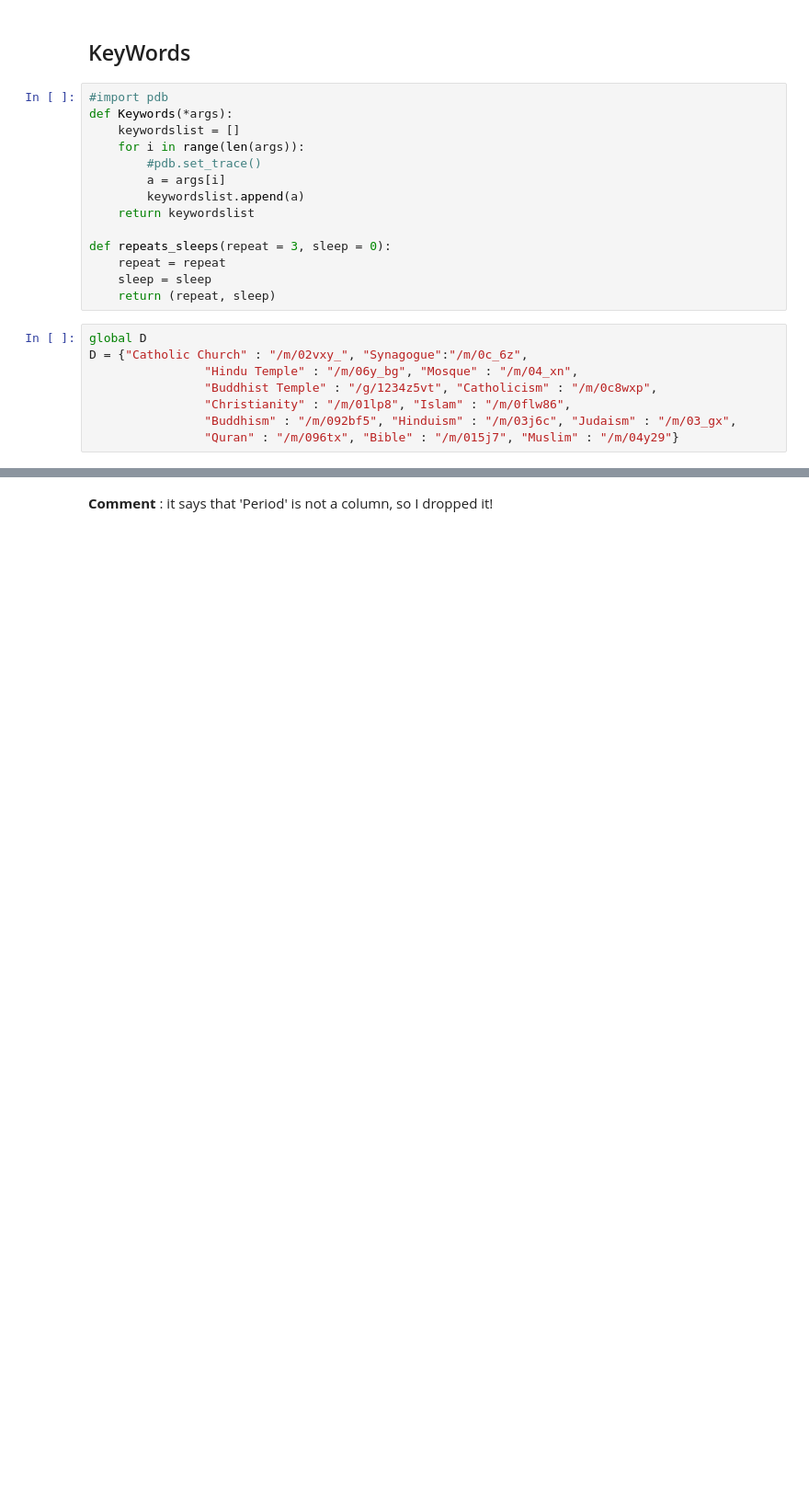
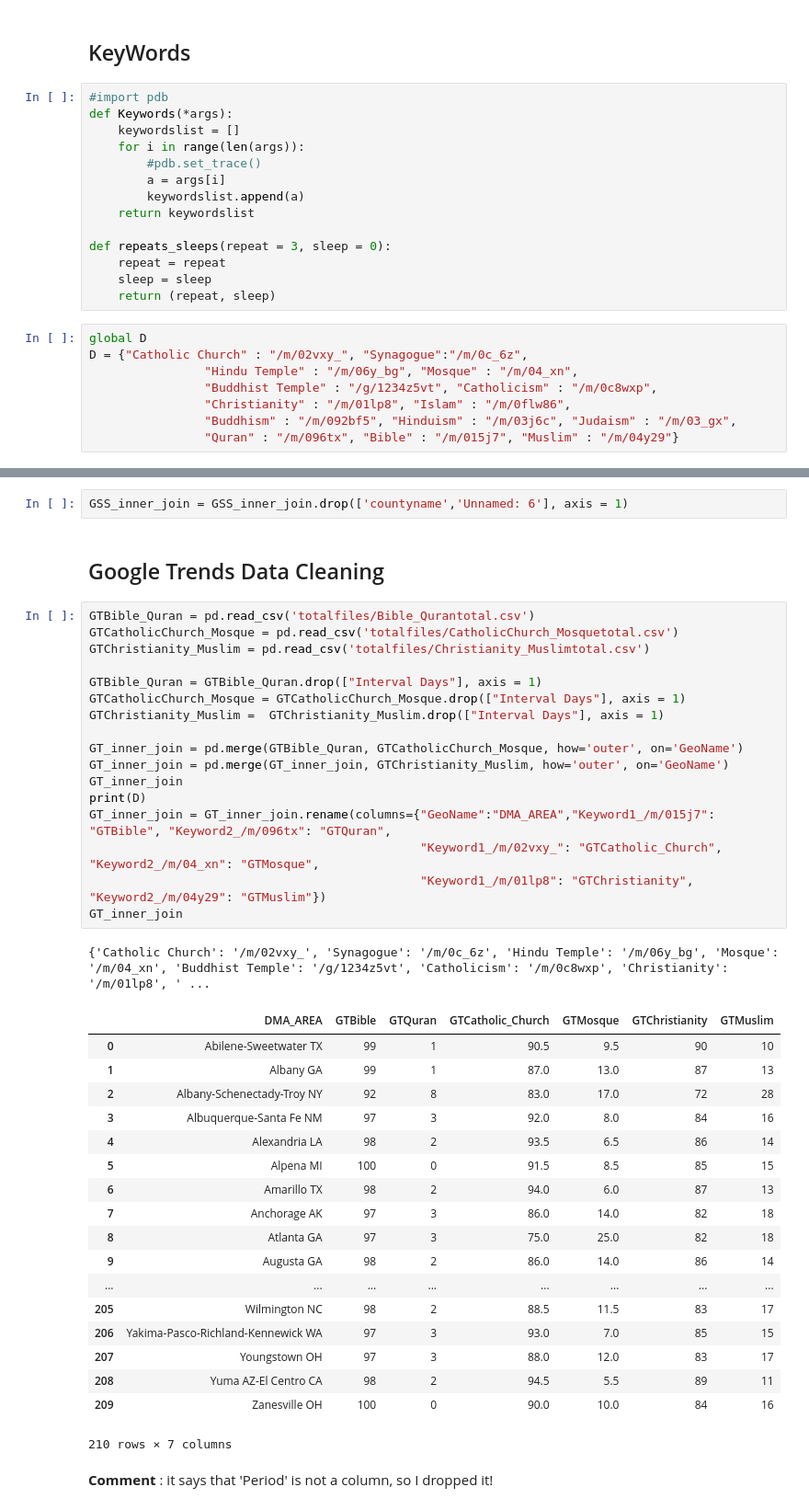
Before and after one commit to toseanliu/Google-Trend, a Jupyter notebook: DS-GA-Final-Code-modified.ipynb, the cells around one changed output, grey strips where cells are left out. Shown at 92% size. Cells and saved outputs as stored; diff of their text form; blank space fills up the shorter version.

```diff
--- a/DS-GA-Final-Code-modified.ipynb
+++ b/DS-GA-Final-Code-modified.ipynb
@@ -480,2 +504,43 @@ NCVS_inner_join
+# %%
+GSS_inner_join = GSS_inner_join.drop(['countyname','Unnamed: 6'], axis = 1)
+# %% [markdown]
+## Google Trends Data Cleaning
+# %%
+GTBible_Quran = pd.read_csv('totalfiles/Bible_Qurantotal.csv')
+GTCatholicChurch_Mosque = pd.read_csv('totalfiles/CatholicChurch_Mosquetotal.csv')
+GTChristianity_Muslim = pd.read_csv('totalfiles/Christianity_Muslimtotal.csv')
+
+GTBible_Quran = GTBible_Quran.drop(["Interval Days"], axis = 1)
+GTCatholicChurch_Mosque = GTCatholicChurch_Mosque.drop(["Interval Days"], axis = 1)
+GTChristianity_Muslim =  GTChristianity_Muslim.drop(["Interval Days"], axis = 1)
+
+GT_inner_join = pd.merge(GTBible_Quran, GTCatholicChurch_Mosque, how='outer', on='GeoName')
+GT_inner_join = pd.merge(GT_inner_join, GTChristianity_Muslim, how='outer', on='GeoName')
+GT_inner_join
+print(D)
+GT_inner_join = GT_inner_join.rename(columns={"GeoName":"DMA_AREA","Keyword1_/m/015j7": "GTBible", "Keyword2_/m/096tx": "GTQuran",
+                                              "Keyword1_/m/02vxy_": "GTCatholic_Church", "Keyword2_/m/04_xn": "GTMosque",
+                                              "Keyword1_/m/01lp8": "GTChristianity", "Keyword2_/m/04y29": "GTMuslim"})
+GT_inner_join
+# %% [output]
+{'Catholic Church': '/m/02vxy_', 'Synagogue': '/m/0c_6z', 'Hindu Temple': '/m/06y_bg', 'Mosque': '/m/04_xn', 'Buddhist Temple': '/g/1234z5vt', 'Catholicism': '/m/0c8wxp', 'Christianity': '/m/01lp8', ' ...
+|  | DMA_AREA | GTBible | GTQuran | GTCatholic_Church | GTMosque | GTChristianity | GTMuslim |
+| 0 | Abilene-Sweetwater TX | 99 | 1 | 90.5 | 9.5 | 90 | 10 |
+| 1 | Albany GA | 99 | 1 | 87.0 | 13.0 | 87 | 13 |
+| 2 | Albany-Schenectady-Troy NY | 92 | 8 | 83.0 | 17.0 | 72 | 28 |
+| 3 | Albuquerque-Santa Fe NM | 97 | 3 | 92.0 | 8.0 | 84 | 16 |
+| 4 | Alexandria LA | 98 | 2 | 93.5 | 6.5 | 86 | 14 |
+| 5 | Alpena MI | 100 | 0 | 91.5 | 8.5 | 85 | 15 |
+| 6 | Amarillo TX | 98 | 2 | 94.0 | 6.0 | 87 | 13 |
+| 7 | Anchorage AK | 97 | 3 | 86.0 | 14.0 | 82 | 18 |
+| 8 | Atlanta GA | 97 | 3 | 75.0 | 25.0 | 82 | 18 |
+| 9 | Augusta GA | 98 | 2 | 86.0 | 14.0 | 86 | 14 |
+| ... | ... | ... | ... | ... | ... | ... | ... |
+| 205 | Wilmington NC | 98 | 2 | 88.5 | 11.5 | 83 | 17 |
+| 206 | Yakima-Pasco-Richland-Kennewick WA | 97 | 3 | 93.0 | 7.0 | 85 | 15 |
+| 207 | Youngstown OH | 97 | 3 | 88.0 | 12.0 | 83 | 17 |
+| 208 | Yuma AZ-El Centro CA | 98 | 2 | 94.5 | 5.5 | 89 | 11 |
+| 209 | Zanesville OH | 100 | 0 | 90.0 | 10.0 | 84 | 16 |
+210 rows × 7 columns
 # %% [markdown]
 __Comment__ : it says that 'Period' is not a column, so I dropped it!
```
Also changed, not shown: parts of 55 cells of this notebook, 21 other files.
